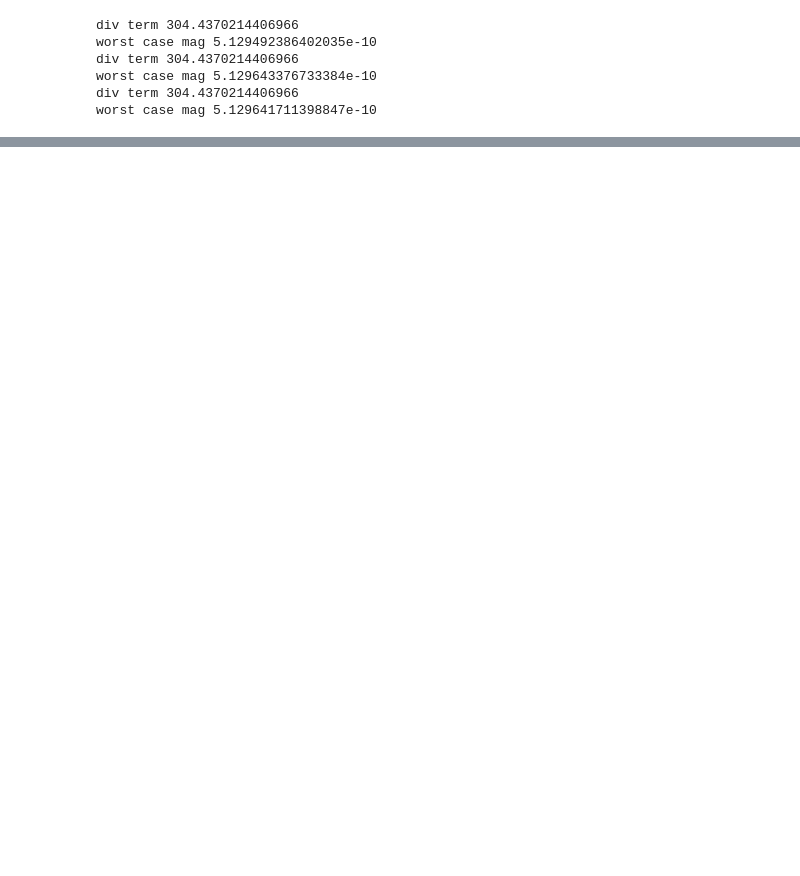
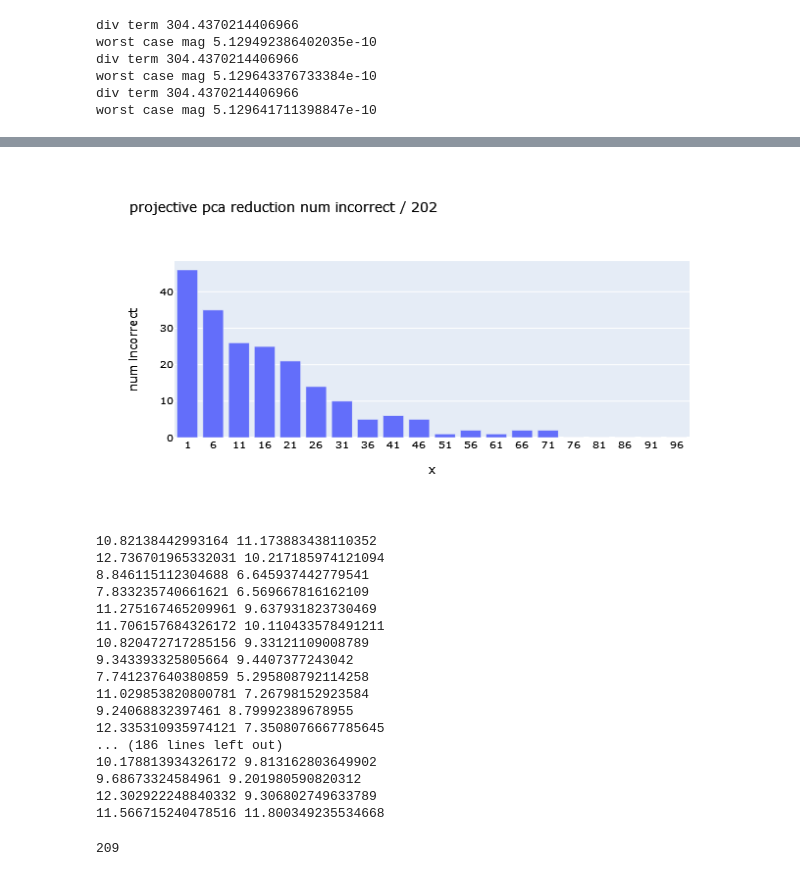
Before and after one commit to Phylliida/mamba_interp, a Jupyter notebook: IOI Patching.ipynb, the cells around one changed output, grey strips where cells are left out. Cells and saved outputs as stored; diff of their text form; code cells hidden in the pictures; blank space fills up the shorter version.

```diff
--- a/IOI Patching.ipynb
+++ b/IOI Patching.ipynb
@@ -448,7 +452,8 @@ for name_i in range(5):
 
     def get_linear_classification_X(activations, layer, batch_i, position_x):
         vec = activations[f'blocks.{layer}.hook_ssm_input'][batch_i,position_x].view(-1)
-        return (vec / torch.linalg.norm(vec, ord=2) / divTerm).view(1,-1).detach().cpu().numpy()
+        #vec = vec / torch.linalg.norm(vec, ord=2) / divTerm
+        return vec.view(1,-1).detach().cpu().numpy()
 
     def get_linear_classification_Y(labels):
         B = labels.size()[0]
@@ -459,7 +464,7 @@ for name_i in range(5):
         for i in range(B):
             value = labels[i].item()
             Y[i,name_tok_to_class[value]] = 1
-        return Y/math.sqrt(float(model.cfg.E))
+        return Y#/math.sqrt(float(model.cfg.E))
 
     names_filter = [f'blocks.{layer}.hook_ssm_input']
 
@@ -514,0 +516,4 @@ KeyboardInterrupt:
+# %%
+from sklearn.decomposition import PCA
+pca = PCA()
+pca.fit(X)
@@ -762,13 +919,42 @@ predict2 67 -0.052163670864051555
 # %%
-for i in range(len(replace_correct)):
-    print(replace_correct[i], replace_replace[i])
-replace_diff = -torch.tensor(replace_correct) + torch.tensor(replace_replace)
+
+data_x = pca_sizes[:len(replace_corrects)]
+data_y = []
+for i in range(len(replace_corrects)):
+    replace_diff = -torch.tensor(replace_corrects[i]) + torch.tensor(replace_replaces[i])
+    n_correct = torch.sum(replace_diff > 0)
+    data_y.append(n_correct)
+    print(f'pca {data_x[i]} replace min diff {torch.min(replace_diff)} max diff {torch.max(replace_diff)} avg diff {torch.mean(replace_diff)}')
+
+data_y = torch.tensor(data_y, device=model.cfg.device)
+
+
+def bar_chart(data, x_labels, y_label, title, font_size=None):
+    import pandas as pd
+    import plotly.express as px
+    # it requires a pandas dict with the columns and rows named, annoying
+    # by default rows and columns are named with ints so we relabel them accordingly
+    renames = dict([(i, x_labels[i]) for i in range(len(x_labels))])
+    ps = pd.DataFrame(data.cpu().numpy()).rename(renames, axis='rows').rename({0: y_label}, axis='columns')
+    fig = px.bar(ps, y=y_label, x=x_labels, title=title)
+    if not font_size is None:
+        fig.update_layout(
+          xaxis = dict(
+            tickmode='array',
+            tickvals = x_labels,
+            ticktext = x_labels,
+            ),
+           font=dict(size=font_size, color="black"))
+
+        #fig.update_xaxes(title_font=dict(size=font_size))
+
+    fig.show()
+
+bar_chart(data_y, x_labels=data_x, y_label='num incorrect', title=f'projective pca reduction num incorrect / {len(replace_replaces[0])}', font_size=10)
+
+for i in range(len(replace_corrects[0])):
+    print(replace_corrects[0][i], replace_replaces[0][i])
 #patched_diff = -torch.tensor(patched_correct) + torch.tensor(patched_replace)
 
-#print(f'original min diff {torch.min(original_diff)} max diff {torch.max(original_diff)} avg diff {torch.mean(original_diff)}')
-#print(f'replace min diff {torch.min(replace_diff)} max diff {torch.max(replace_diff)} avg diff {torch.mean(replace_diff)}')
-#print(f'patch min diff {torch.min(patched_diff)} max diff {torch.max(patched_diff)} avg diff {torch.mean(patched_diff)}')
-
-n_correct_matrix = torch.sum(replace_diff > 0)/101.0
-print(n_correct_matrix)
+#print(n_correct_matrix)
 # %% [output]
@@ -791,0 +981,24 @@ tensor(0.1485)
+[figure, added]
+10.82138442993164 11.173883438110352
+12.736701965332031 10.217185974121094
+8.846115112304688 6.645937442779541
+7.833235740661621 6.569667816162109
+11.275167465209961 9.637931823730469
+11.706157684326172 10.110433578491211
+10.820472717285156 9.33121109008789
+9.343393325805664 9.4407377243042
+7.741237640380859 5.295808792114258
+11.029853820800781 7.26798152923584
+9.24068832397461 8.79992389678955
+12.335310935974121 7.3508076667785645
+... (186 lines left out)
+10.178813934326172 9.813162803649902
+9.68673324584961 9.201980590820312
+12.302922248840332 9.306802749633789
+11.566715240478516 11.800349235534668
+# %%
+print(len(name_tokens))
+pca = PCA(n_components=pca_dim)
+pca.fit(X)
+# %% [output]
+209
```
Also changed, not shown: parts of 10 cells of this notebook.
